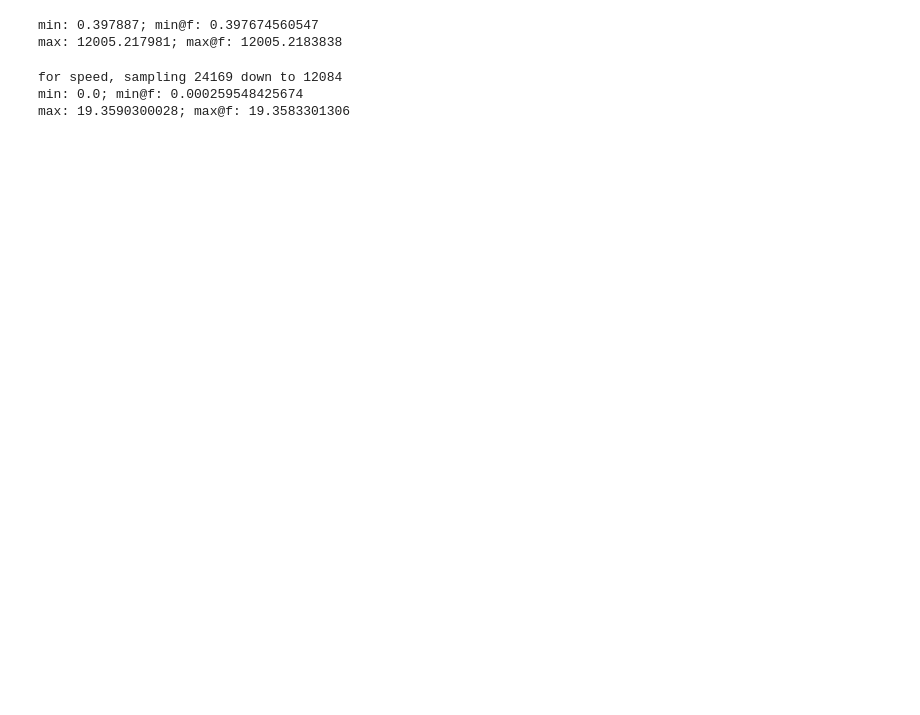
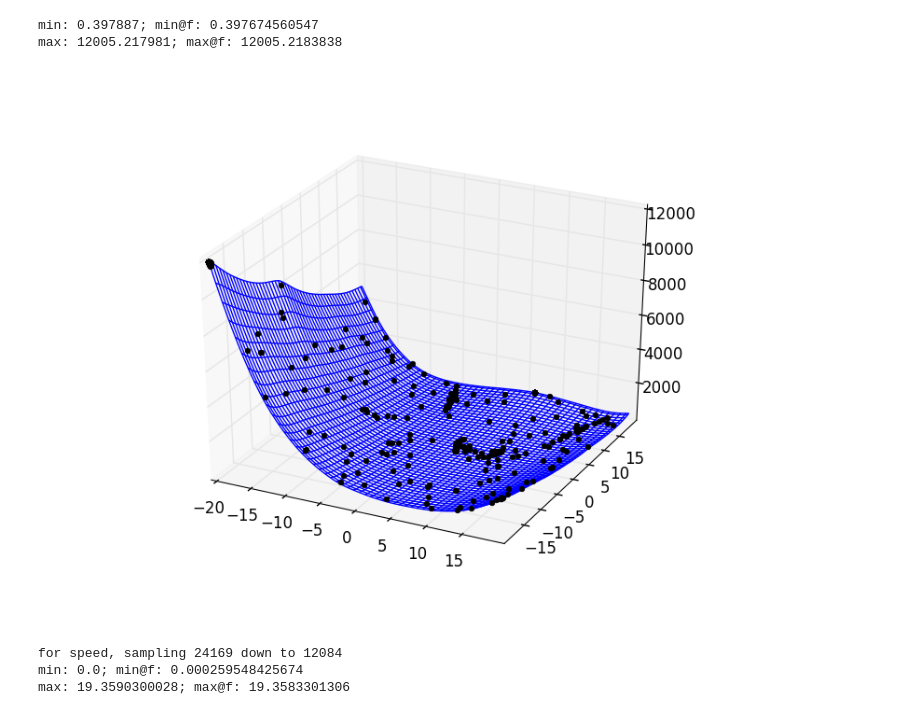
Before and after one commit to mmckerns/tlkklp, a Jupyter notebook: klepto.ipynb, the cells around one changed output. Saved outputs shown, nothing was run; the diff lists cells and outputs as text; code cells hidden in the pictures; blank space fills up the shorter version.

```diff
--- a/klepto.ipynb
+++ b/klepto.ipynb
@@ -407,6 +410,10 @@ os.chdir('branins')
 # %% [output]
 min: 0.397887; min@f: 0.397674560547
 max: 12005.217981; max@f: 12005.2183838
+# %%
+Image(filename='branins.png')
+# %% [output]
+[figure, added]
 # %%
 os.chdir('../ackley')
 # %%
```
Also changed, not shown: parts of 8 cells of this notebook, 2 other files.
